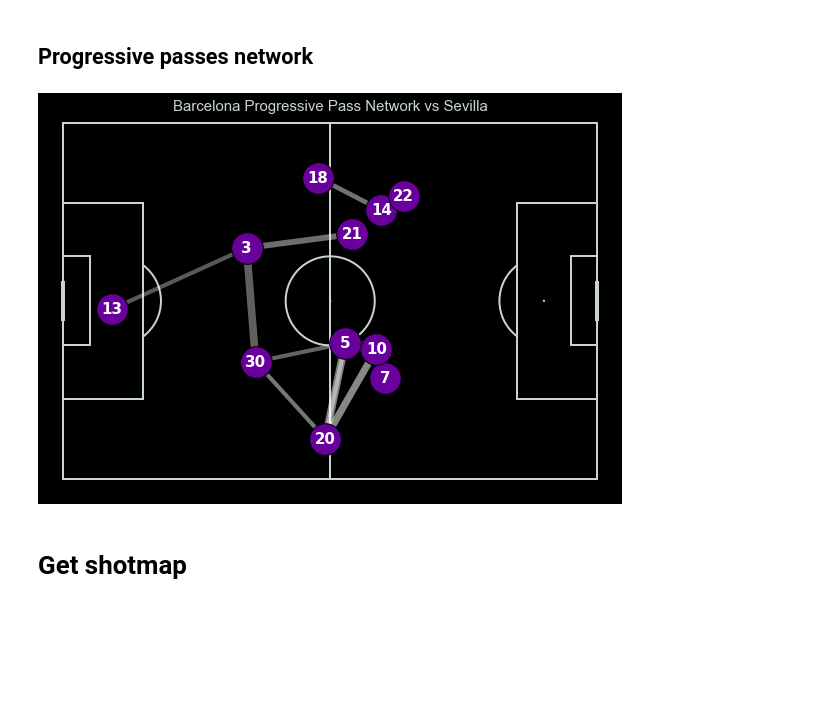
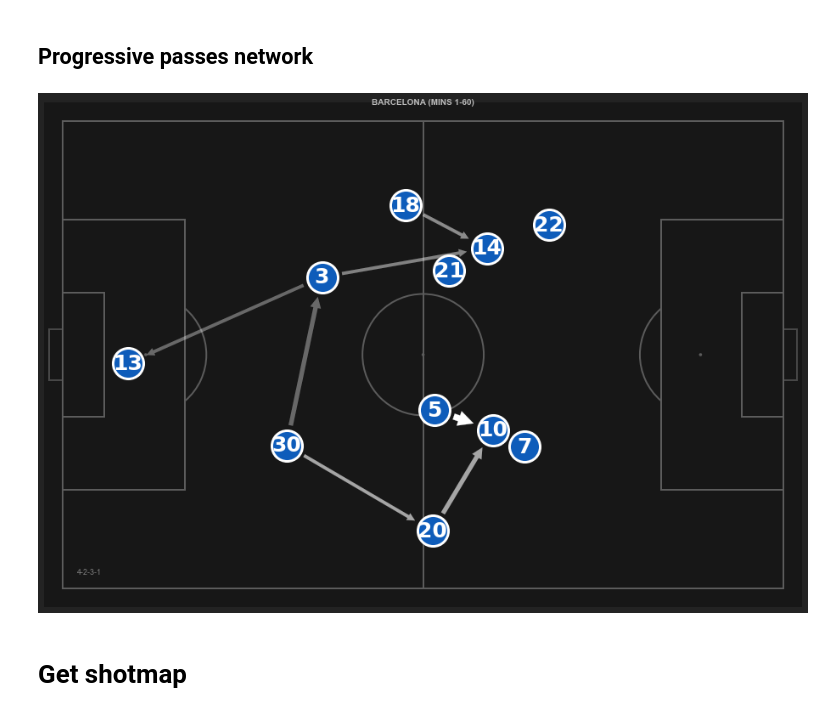
Before and after one commit to Ali-Hasan-Khan/Scrape-Whoscored-Event-Data, a Jupyter notebook: tutorial.ipynb, the cells around one changed output. Saved outputs shown, nothing was run; the diff lists cells and outputs as text; code cells hidden in the pictures; blank space fills up the shorter version.

```diff
--- a/tutorial.ipynb
+++ b/tutorial.ipynb
@@ -23,7 +24,7 @@ if __name__ == "__main__":
 
 # whoscored match centre url of the required match (Example: Barcelona vs Sevilla)
 url = "https://www.whoscored.com/Matches/1491995/Live/Spain-LaLiga-2020-2021-Barcelona-Sevilla"
-match_data = main.getMatchData(driver, url, close_window=False)
+match_data = main.getMatchData(driver, url, close_window=True)
 
 # Match dataframe containing info about the match
 matches_df = main.createMatchesDF(match_data)
@@ -31,9 +32,6 @@ matches_df = main.createMatchesDF(match_data)
 # Events dataframe
 events_df = main.createEventsDF(match_data)
 
-# Add xG data to events dataframe
-events_df = main.getxGFromUnderstat(match_data, events_df, driver)
-
 # match Id
 matchId = match_data['matchId']
 
@@ -256,17 +242,18 @@ visuals.createPassNetworks(match_data, matches_df, events_df, team='Barcelona',
 # %%
 # Team data
 team = 'Barcelona'
 teamId = 65
 opponent = 'Sevilla'
 venue = 'home'
 
 # Create Progressive Pass Network
 # you can change marker_label to 'name' as well
-visuals.createAttPassNetworks(match_data, matches_df, events_df, team='Barcelona',
-                              pitch_color='#000000', max_lw=10, marker_size=1000,
-                              marker_color='#6a009c', marker_label='kit_no', marker_label_size=15)
+fig,ax = plt.subplots(figsize=(16,11))
+visuals.createAttPassNetworks(match_data, events_df, matchId=match_data['matchId'], team='Barcelona', max_line_width=6,
+                              marker_size=1300, edgewidth=3, dh_arrow_width=25, marker_color='#0e5cba',
+                              marker_edge_color='w', shrink=24, ax=ax, kit_no_size=25)
 # %% [output]
-[figure, old version]
+[figure, new version]
 # %% [markdown]
 # Get shotmap
 # %%
```
Also changed, not shown: parts of 8 cells of this notebook, 3 other files.
